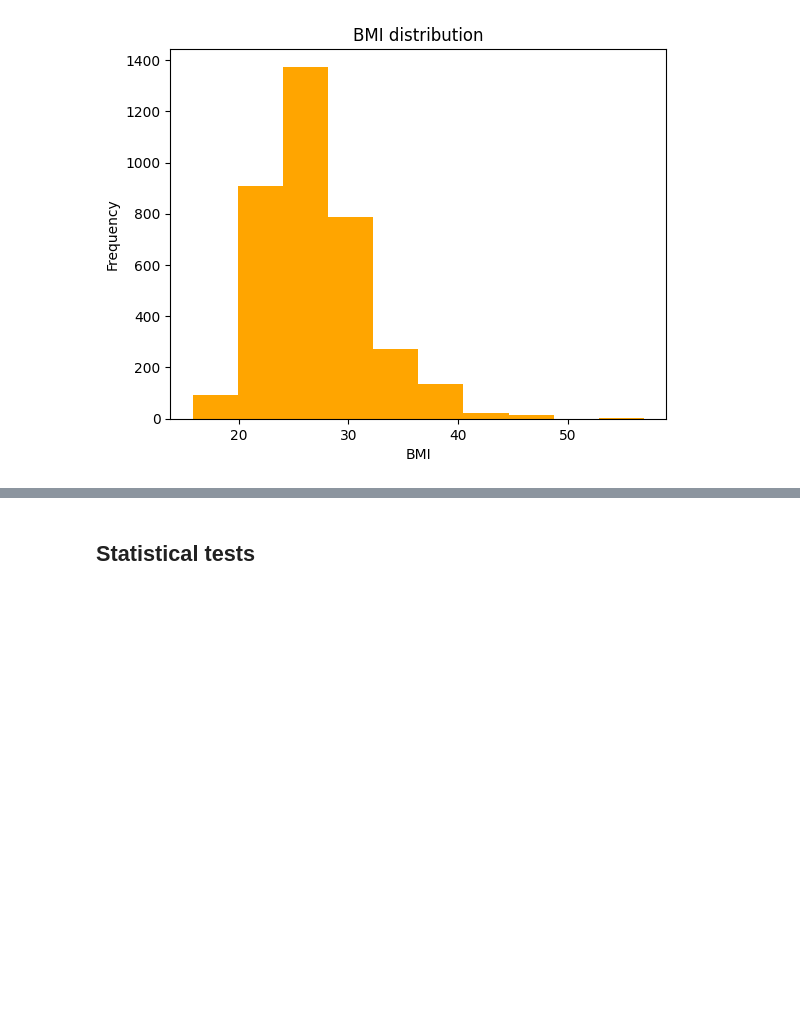
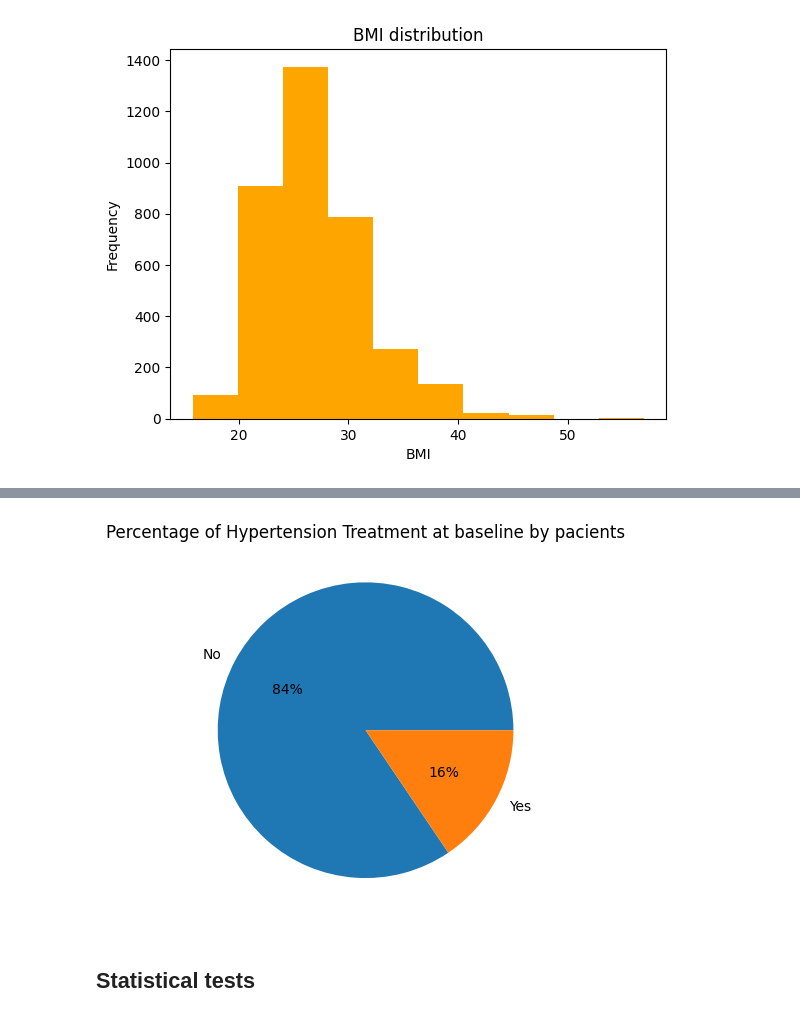
Before and after one commit to ruigomesbioinf/sib_dream_challenge, a Jupyter notebook: src/fase1.ipynb, the cells around one changed output, grey strips where cells are left out. Drawn from its saved outputs; the diff is of its cells as text; code cells hidden in the pictures; blank space fills up the shorter version.

```diff
--- a/src/fase1.ipynb
+++ b/src/fase1.ipynb
@@ -387,3 +390,11 @@ plt.show()
+# %%
+percent_bptreatment = (pd.Series.value_counts(pheno_train_df["BPTreatment"] == 1) / pheno_train_df.shape[0]) * 100
+
+plt.pie(percent_bptreatment, labels=["No", "Yes"], autopct='%1.0f%%')
+plt.title("Percentage of Hypertension Treatment at baseline by pacients")
+plt.show()
+# %% [output]
+[figure, added]
 # %% [markdown]
 ## Statistical tests
 # %% [markdown]
```
Also changed, not shown: parts of 2 cells of this notebook.
